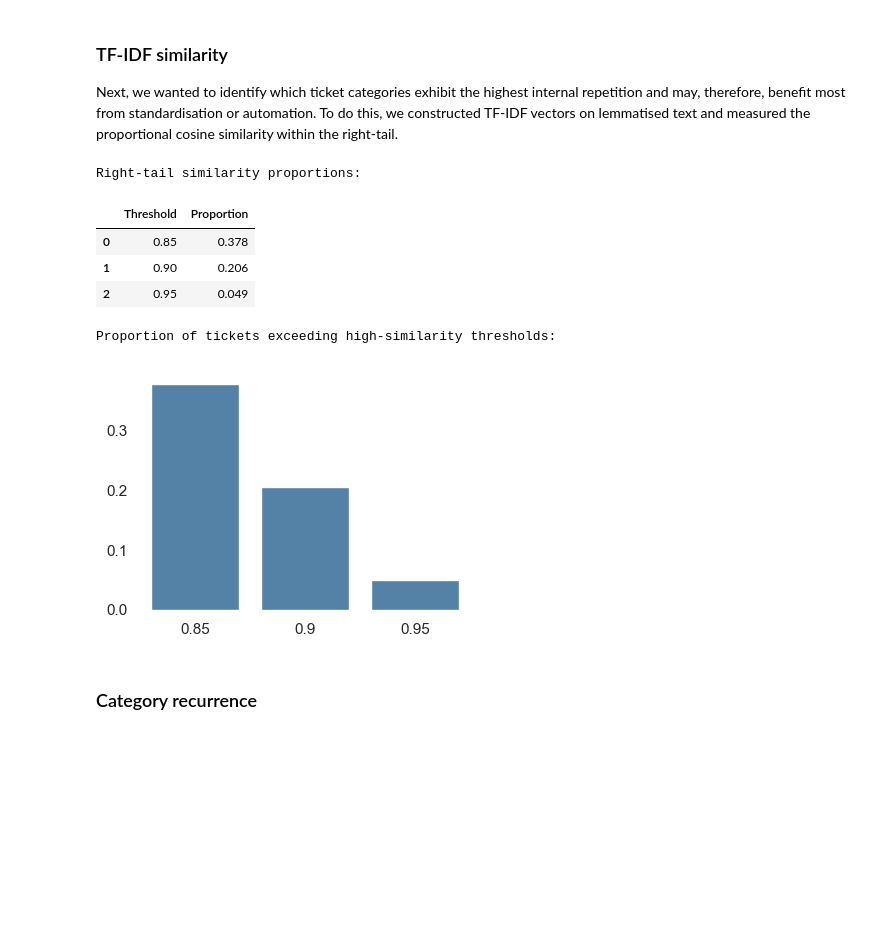
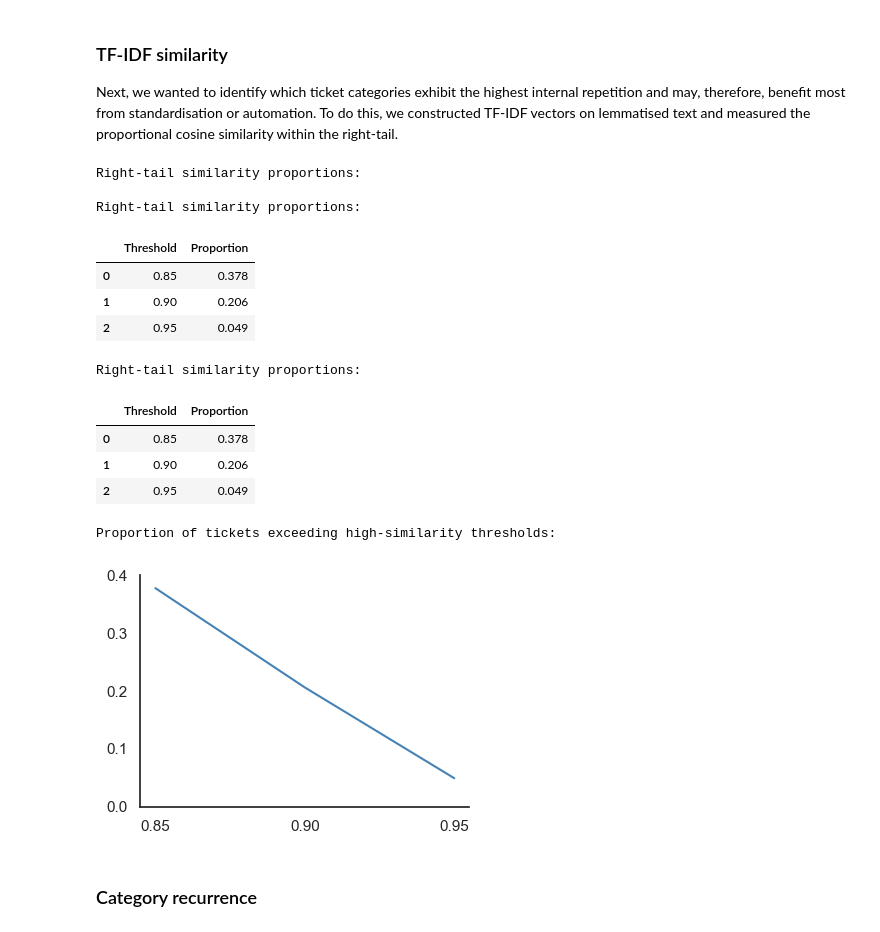
Before and after one commit to David-Golacis/IT-Support-Dashboard, a Jupyter notebook: Notebooks/02_Text_Lemmatisation.ipynb, the cells around one changed output. Saved outputs shown, nothing was run; the diff lists cells and outputs as text; code cells hidden in the pictures; blank space fills up the shorter version.

```diff
--- a/Notebooks/02_Text_Lemmatisation.ipynb
+++ b/Notebooks/02_Text_Lemmatisation.ipynb
@@ -69,0 +71,20 @@ First, we combined the subject, body, and answer fields into one large text to c
+# %%
+# Creating a lemmatising text dataframe
+lemmatised_text_df = df[
+    ["Subject", "Body", "Answer", "Type", "Queue", "Priority", "Language", "Version"]
+].copy()
+
+# Combining text to boost signal
+lemmatised_text_df["Combined Text"] = (
+    lemmatised_text_df["Subject"]
+    + " "
+    + lemmatised_text_df["Body"]
+    + " "
+    + lemmatised_text_df["Answer"]
+)
+
+# Drop text columns
+lemmatised_text_df.drop(columns=["Subject", "Body", "Answer"], axis=1, inplace=True)
+
+# Show lemmatised dataframe
+display(lemmatised_text_df)
@@ -70,16 +107,4 @@ First, we combined the subject, body, and answer fields into one large text to c
 # %%
-# Creating a lemmatising text dataframe
-lemmatised_text_df = df.copy()
-
-# Combining text to boost signal
-lemmatised_text_df["Combined Text"] = (
-    lemmatised_text_df["Subject"]
-    + " "
-    + lemmatised_text_df["Body"]
-    + " "
-    + lemmatised_text_df["Answer"]
-)
-
 # Lemmatization using spaCy
 nlp = spacy.load("en_core_web_sm", disable=["parser", "ner"])
 
@@ -103,9 +128,6 @@ lemmatised_text_df["Lemmatised Text"] = lemmatised_text_df["Combined Text"].appl
 # Measuring the token reduction from lemmatising the text
 lemmatised_text_df["Tokens Before"] = lemmatised_text_df["Combined Text"].str.len()
 lemmatised_text_df["Tokens After"] = lemmatised_text_df["Lemmatised Text"].str.len()
-lemmatised_text_df[
-    ["Combined Text", "Lemmatised Text", "Tokens Before", "Tokens After"]
-].to_csv(Config.LEMMATISED_PATH, index=False, encoding="latin-1")
 
 # Show changes at a glance
 display(
@@ -298,36 +334,49 @@ right_tail_stats = []
 for t in right_tail_thresholds:
     prop = (lemmatised_text_df["max_similarity"] >= t).mean()
     right_tail_stats.append({"Threshold": t, "Proportion": prop})
 
 right_tail_df = pd.DataFrame(right_tail_stats)
 print("\nRight-tail similarity proportions:")
 display(right_tail_df.style.format({"Threshold": "{:.2f}", "Proportion": "{:.3f}"}))
 
 # Visualise the cumulative tail effect
 # Initialize the matplotlib figure
 f, ax = plt.subplots(figsize=(4, 3))
 
-sns.barplot(data=right_tail_df, x="Threshold", y="Proportion", color="steelblue")
+sns.lineplot(data=right_tail_df, x="Threshold", y="Proportion", color="steelblue")
+
+# Set x-axis ticks to the discrete threshold values
+ax.set_xticks(right_tail_df["Threshold"].values)
+
+# Set y-axis ticks to fit the proportion values
+ax.set_yticks(np.linspace(0, 0.4, 5))
 
 # Clean borders: remove top/right spines
-sns.despine(left=True, top=True, bottom=True, right=True)
+sns.despine(ax=ax)
 
 # Remove axis labels for cleaner look
 ax.set_xlabel("")
 ax.set_ylabel("")
 
 plt.tight_layout()
 plt.savefig(Config.RIGHT_TAIL_PATH, dpi=300, bbox_inches="tight")
 
 print("\nProportion of tickets exceeding high-similarity thresholds:")
 plt.show()
 # %% [output]
 Right-tail similarity proportions:
+
+Right-tail similarity proportions:
 |  | Threshold | Proportion |
 | 0 | 0.85 | 0.378 |
 | 1 | 0.90 | 0.206 |
 | 2 | 0.95 | 0.049 |
-Proportion of tickets exceeding high-similarity thresholds:
+Right-tail similarity proportions:
+|  | Threshold | Proportion |
+| 0 | 0.85 | 0.378 |
+| 1 | 0.90 | 0.206 |
+| 2 | 0.95 | 0.049 |
+Proportion of tickets exceeding high-similarity thresholds:
-[figure, old version]
+[figure, new version]
 # %% [markdown]
 ### Category recurrence
```
Also changed, not shown: parts of 9 cells of this notebook, 4 other files.
